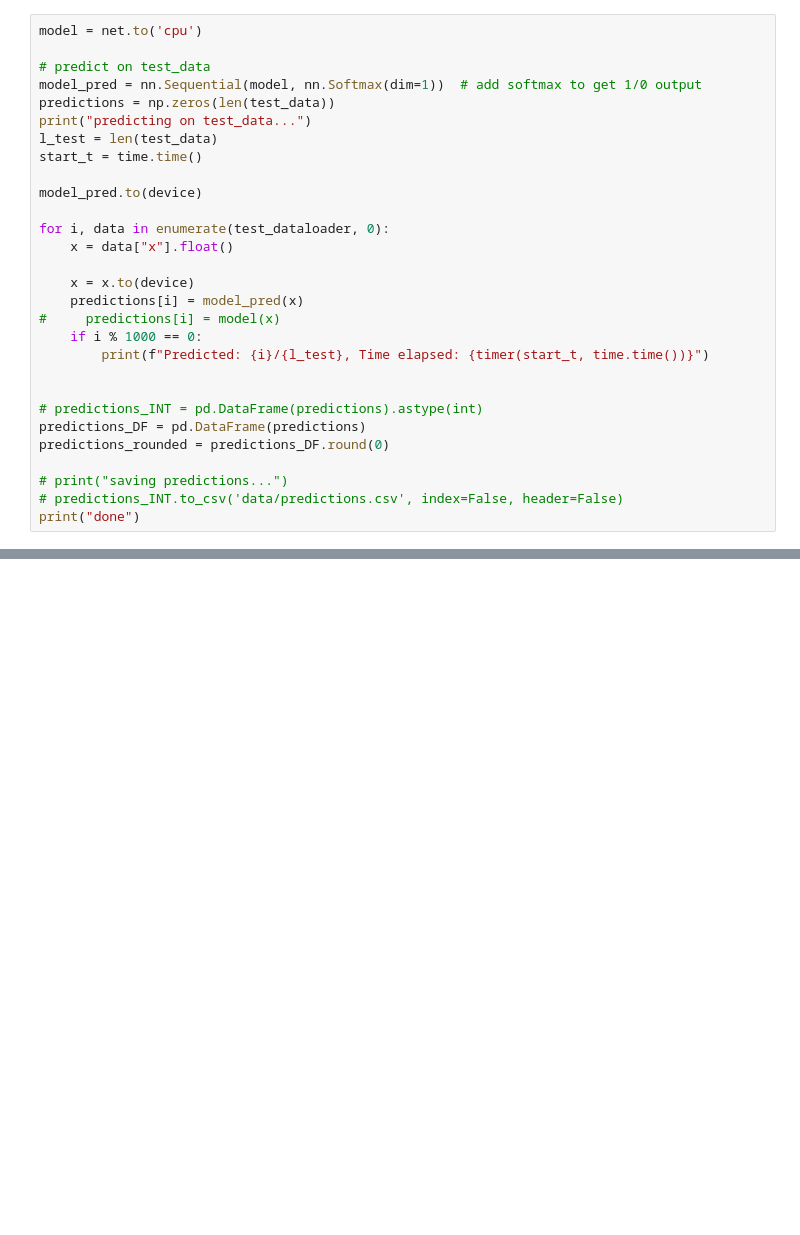
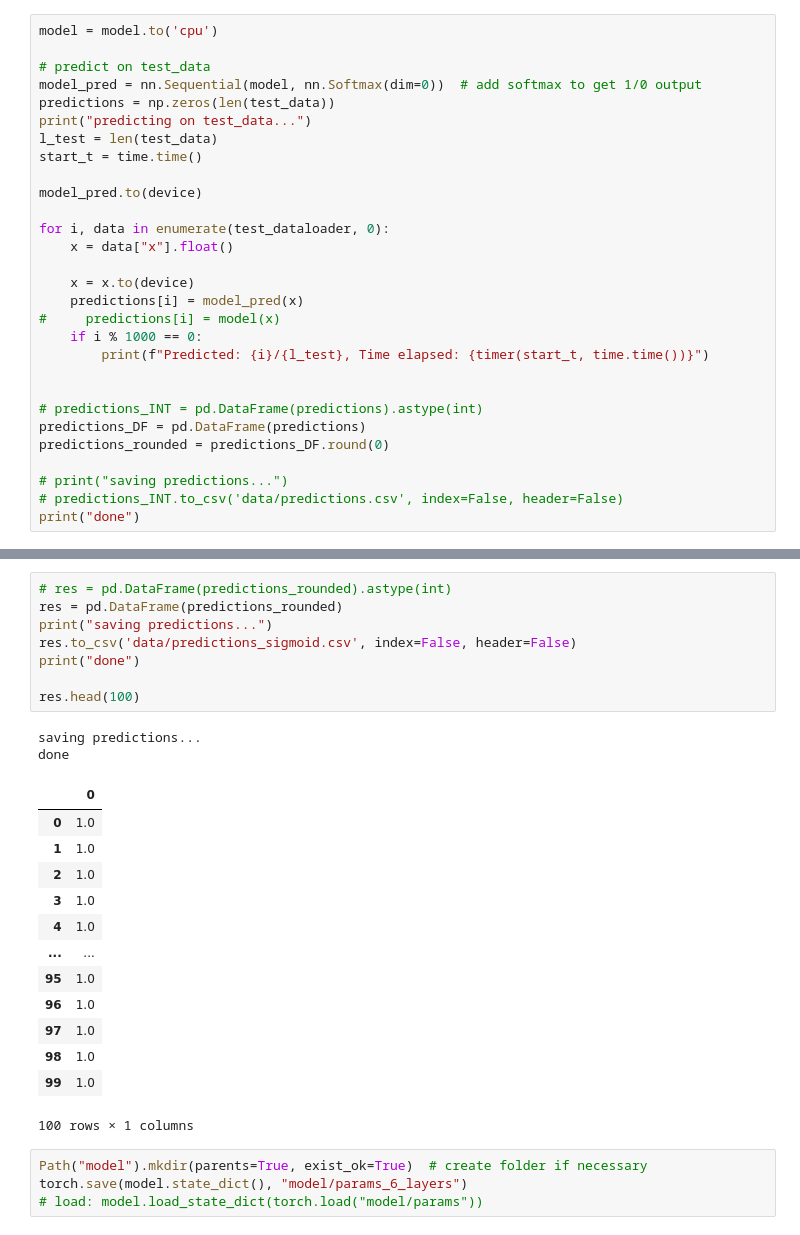
Before and after one commit to marc-wittwer/intro-to-ml-21, a Jupyter notebook: task4/nn_version_2.ipynb, the cells around one changed output, grey strips where cells are left out. Cells and saved outputs as stored; diff of their text form; blank space fills up the shorter version.

```diff
--- a/task4/nn_version_2.ipynb
+++ b/task4/nn_version_2.ipynb
@@ -180,8 +204,8 @@ train_model(model=model,num_epochs=2)
 # %%
-model = net.to('cpu')
+model = model.to('cpu')
 
 # predict on test_data
-model_pred = nn.Sequential(model, nn.Softmax(dim=1))  # add softmax to get 1/0 output
+model_pred = nn.Sequential(model, nn.Softmax(dim=0))  # add softmax to get 1/0 output
 predictions = np.zeros(len(test_data))
 print("predicting on test_data...")
 l_test = len(test_data)
@@ -208,0 +251,28 @@ print("done")
+# %%
+# res = pd.DataFrame(predictions_rounded).astype(int)
+res = pd.DataFrame(predictions_rounded)
+print("saving predictions...")
+res.to_csv('data/predictions_sigmoid.csv', index=False, header=False)
+print("done")
+
+res.head(100)
+# %% [output]
+saving predictions...
+done
+|  | 0 |
+| 0 | 1.0 |
+| 1 | 1.0 |
+| 2 | 1.0 |
+| 3 | 1.0 |
+| 4 | 1.0 |
+| ... | ... |
+| 95 | 1.0 |
+| 96 | 1.0 |
+| 97 | 1.0 |
+| 98 | 1.0 |
+| 99 | 1.0 |
+100 rows × 1 columns
+# %%
+Path("model").mkdir(parents=True, exist_ok=True)  # create folder if necessary
+torch.save(model.state_dict(), "model/params_6_layers")
+# load: model.load_state_dict(torch.load("model/params"))
```
Also changed, not shown: parts of 3 cells of this notebook.
